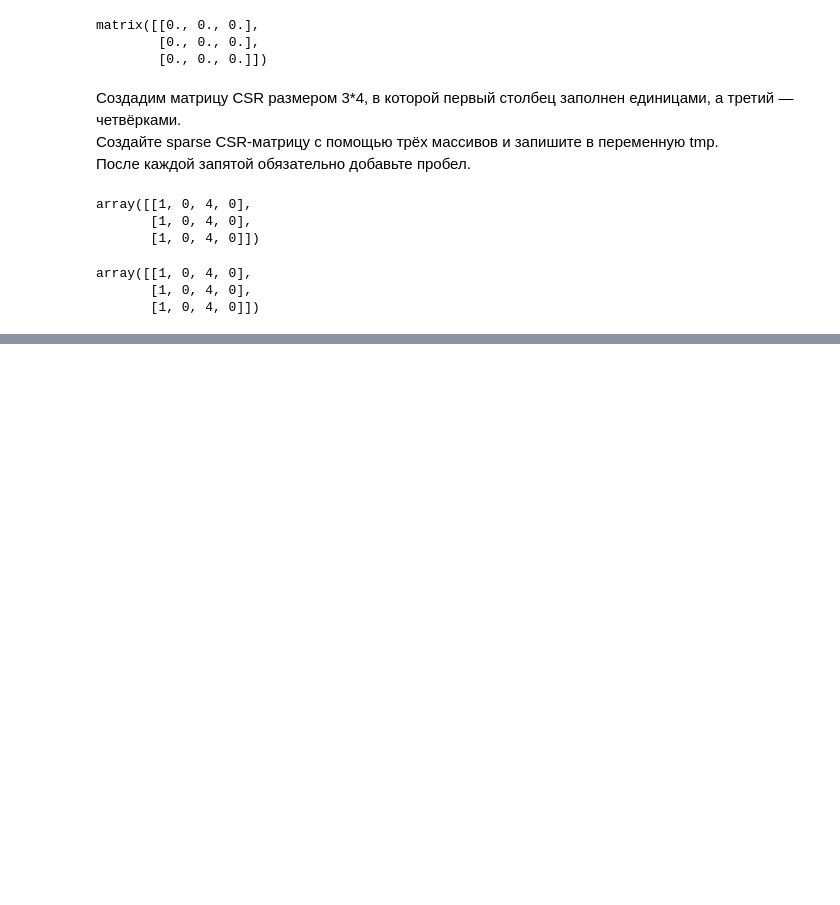
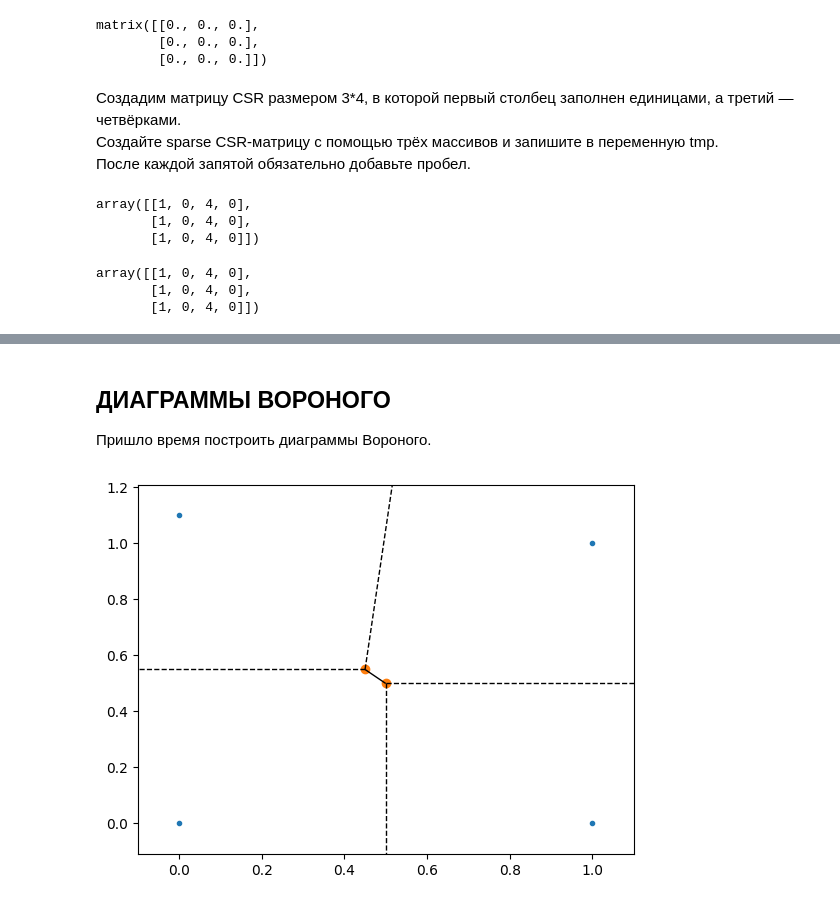
Before and after one commit to PavelNovikov888/SciPy, a Jupyter notebook: SciPy_Установка.ipynb, the cells around one changed output, grey strips where cells are left out. Drawn from its saved outputs; the diff is of its cells as text; code cells hidden in the pictures; blank space fills up the shorter version.

```diff
--- a/SciPy_Установка.ipynb
+++ b/SciPy_Установка.ipynb
@@ -165,0 +207,14 @@ array([[1, 0, 4, 0],
+# %% [markdown]
+## ДИАГРАММЫ ВОРОНОГО
+
+Пришло время построить диаграммы Вороного.
+# %%
+# Импортируем необходимые классы и функции:
+from scipy.spatial import Voronoi, voronoi_plot_2d
+
+# Построим диаграмму и отрисуем её.
+vor = Voronoi(points)
+fig = voronoi_plot_2d(vor)
+plt.show()
+# %% [output]
+[figure, added]
```
Also changed, not shown: parts of 13 cells of this notebook.
